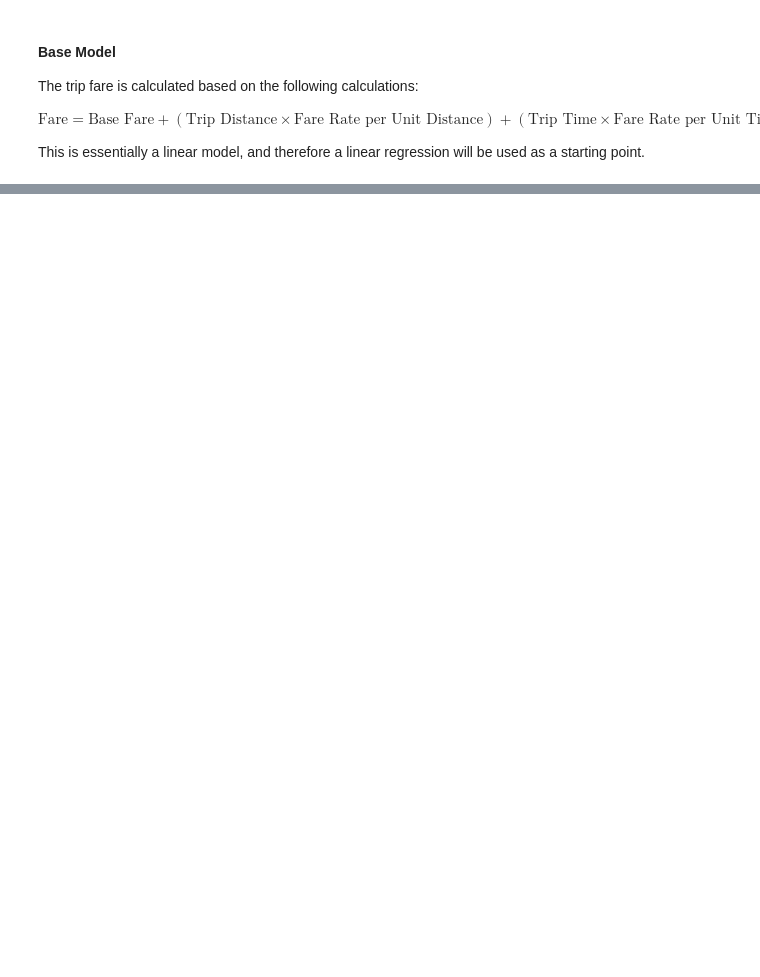
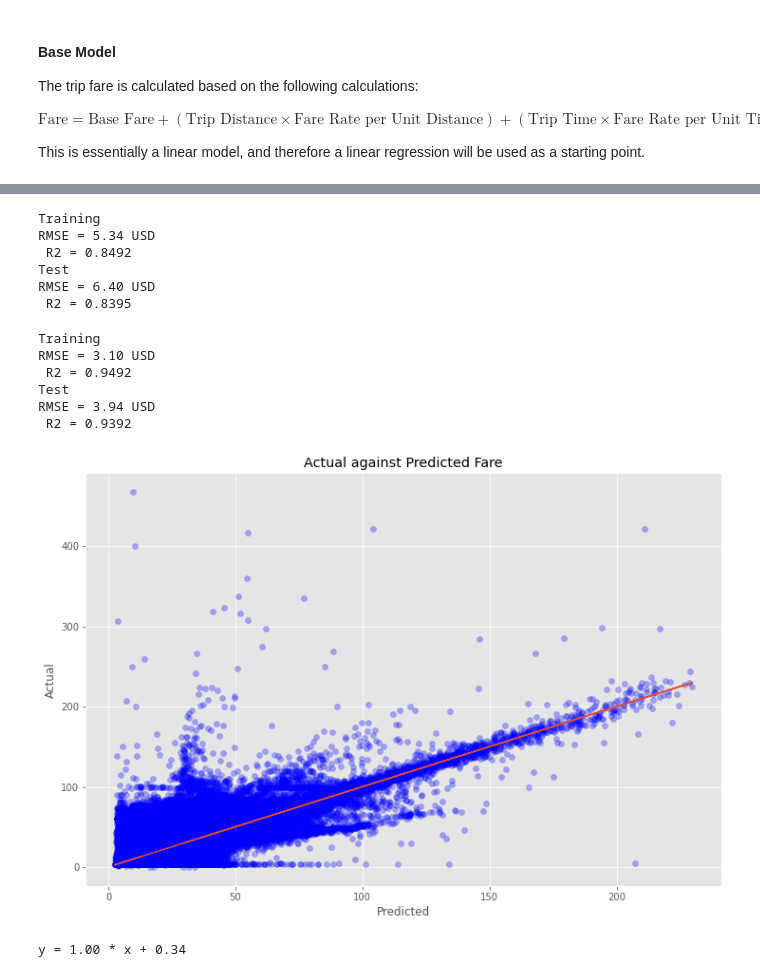
Before and after one commit to aloisiusStephen/ChicagoRideHailing, a Jupyter notebook: ChicagoRideHailing_PredictionModel.ipynb, the cells around one changed output, grey strips where cells are left out. Cells and saved outputs as stored; diff of their text form; code cells hidden in the pictures; blank space fills up the shorter version.

```diff
--- a/ChicagoRideHailing_PredictionModel.ipynb
+++ b/ChicagoRideHailing_PredictionModel.ipynb
@@ -149,0 +270,67 @@ from sklearn.linear_model import LinearRegression
+# %%
+# lasso
+from sklearn.linear_model import LassoCV
+
+lasso_cv = LassoCV(cv = 10, max_iter = 10000)
+lasso_cv.fit(train_X,train_Y)
+
+## evaluate learning and prediction for test
+print('Training')
+evaluateModel(train_X,train_Y,lasso_cv)
+print('Test ')
+evaluateModel(test_X,test_Y,lasso_cv)
+# %% [output]
+Training
+RMSE = 5.34 USD
+ R2 = 0.8492
+Test
+RMSE = 6.40 USD
+ R2 = 0.8395
+# %%
+from xgboost.sklearn import XGBRegressor
+
+### create model with initial parameters
+xgbmodel = XGBRegressor(
+        learning_rate = 0.05,
+        n_estimators = 500,
+        max_depth = 7,
+        min_child_weight= 5,
+        gamma =0,
+        subsample = 0.9,
+        colsample_bytree = 0.5,
+        scale_pos_weight =1)
+
+## fit model
+xgbmodel.fit(train_X,train_Y)
+
+## evaluate learning and prediction for test
+print('Training')
+evaluateModel(train_X,train_Y,xgbmodel)
+print('Test ')
+evaluateModel(test_X,test_Y,xgbmodel)
+# %% [output]
+Training
+RMSE = 3.10 USD
+ R2 = 0.9492
+Test
+RMSE = 3.94 USD
+ R2 = 0.9392
+# %%
+pred_Y = xgbmodel.predict(test_X)
+m,b = np.polyfit(pred_Y, test_Y, 1)
+
+## plot
+fig, ax = plt.subplots()
+fig.set_size_inches(12,8)
+
+ax.set_xlabel('Predicted')
+ax.set_ylabel('Actual')
+ax.set_title('Actual against Predicted Fare')
+
+ax.scatter(pred_Y, test_Y, color = 'blue', alpha = 0.3)
+ax.plot(pred_Y, m*pred_Y+b)
+plt.show()
+print('y = {0:.2f} * x + {1:.2f}'.format(m,b))
+# %% [output]
+[figure, added]
+y = 1.00 * x + 0.34
```
Also changed, not shown: parts of 11 cells of this notebook.
